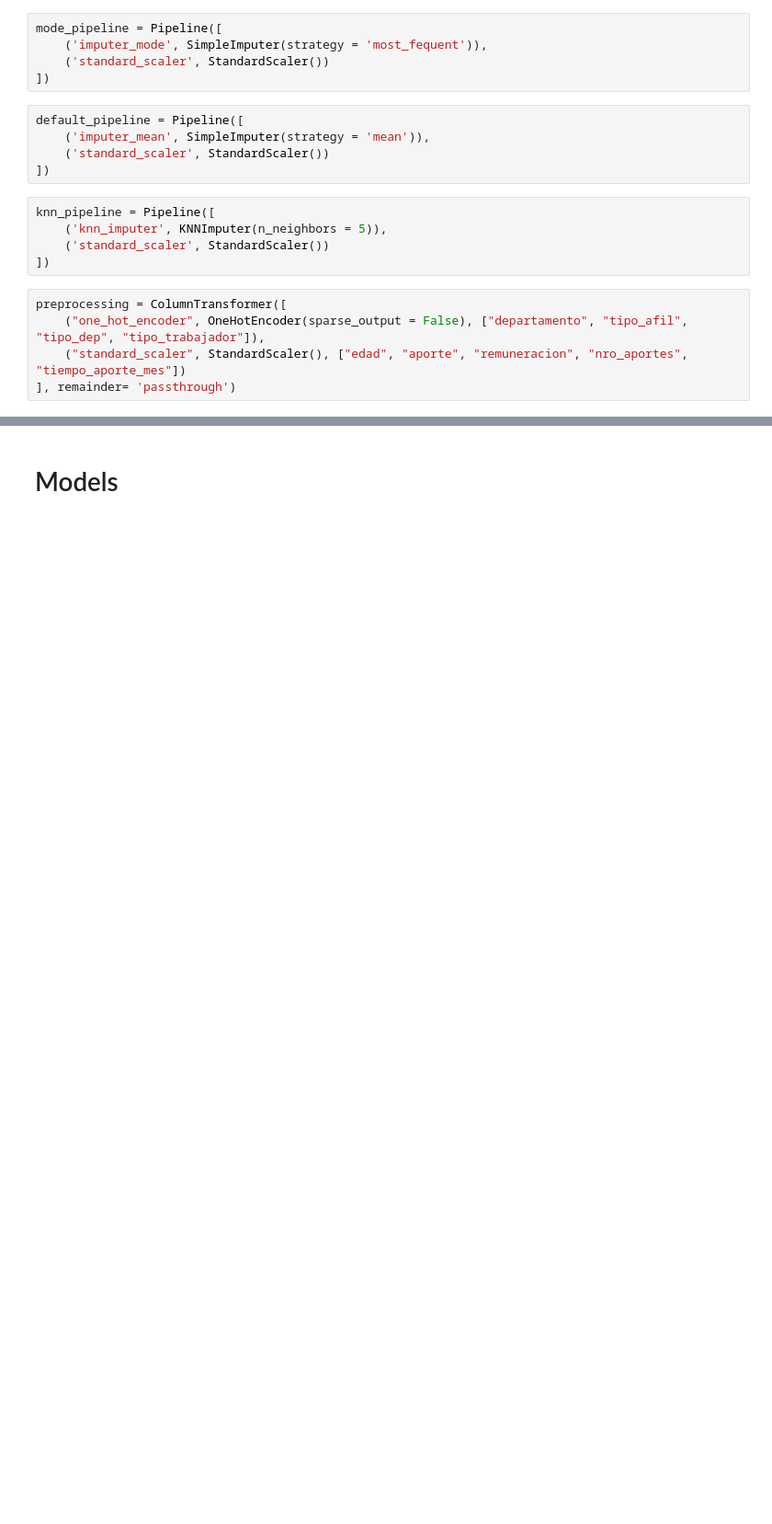
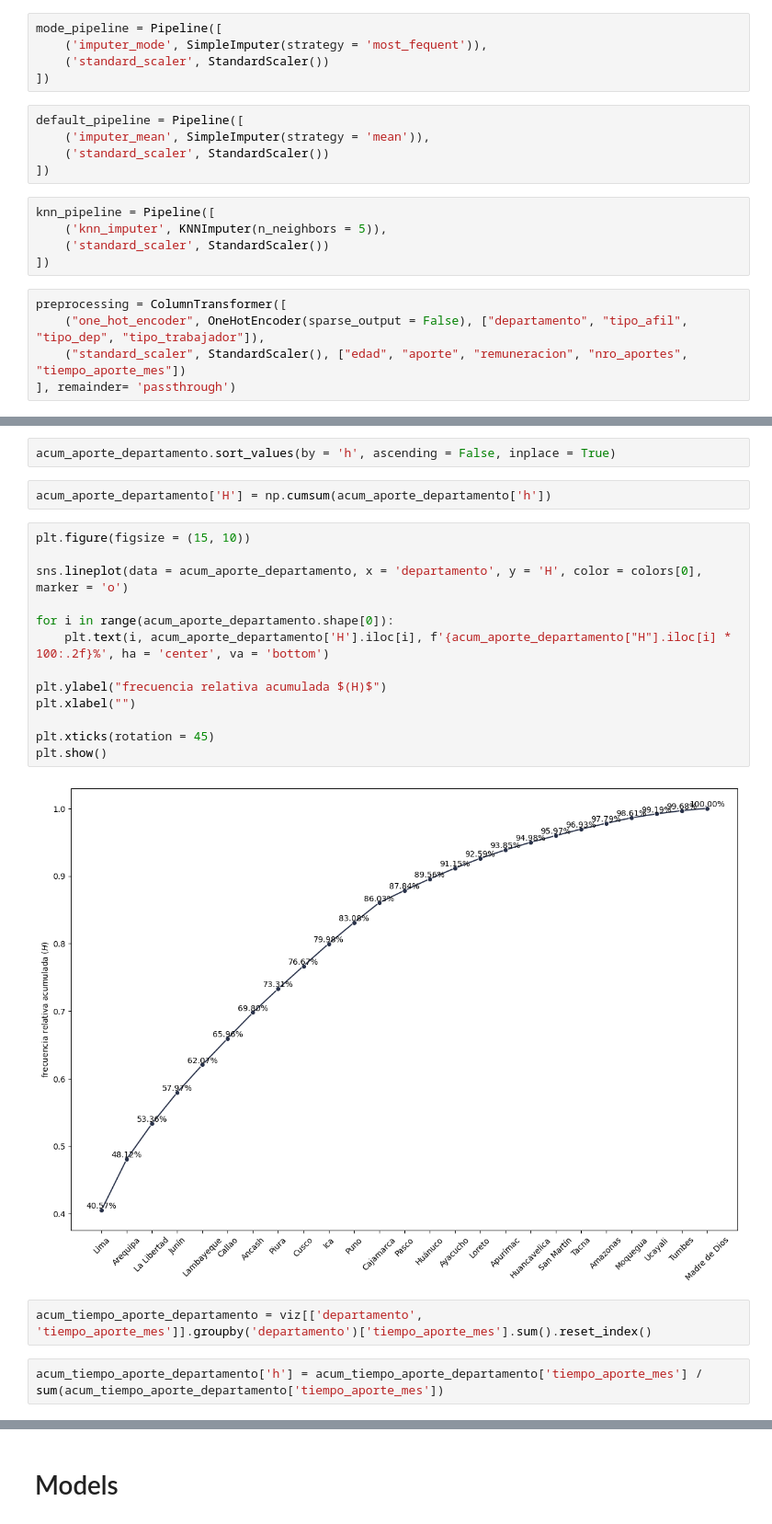
Before and after one commit to Raichi1/Pruebita, a Jupyter notebook: src/code.ipynb, the cells around one changed output, grey strips where cells are left out. Shown at 92% size. Cells and saved outputs as stored; diff of their text form; blank space fills up the shorter version.

```diff
--- a/src/code.ipynb
+++ b/src/code.ipynb
@@ -330,0 +360,23 @@ preprocessing = ColumnTransformer([
+# %%
+acum_aporte_departamento.sort_values(by = 'h', ascending = False, inplace = True)
+# %%
+acum_aporte_departamento['H'] = np.cumsum(acum_aporte_departamento['h'])
+# %%
+plt.figure(figsize = (15, 10))
+
+sns.lineplot(data = acum_aporte_departamento, x = 'departamento', y = 'H', color = colors[0], marker = 'o')
+
+for i in range(acum_aporte_departamento.shape[0]):
+    plt.text(i, acum_aporte_departamento['H'].iloc[i], f'{acum_aporte_departamento["H"].iloc[i] * 100:.2f}%', ha = 'center', va = 'bottom')
+
+plt.ylabel("frecuencia relativa acumulada $(H)$")
+plt.xlabel("")
+
+plt.xticks(rotation = 45)
+plt.show()
+# %% [output]
+[figure, added]
+# %%
+acum_tiempo_aporte_departamento = viz[['departamento', 'tiempo_aporte_mes']].groupby('departamento')['tiempo_aporte_mes'].sum().reset_index()
+# %%
+acum_tiempo_aporte_departamento['h'] = acum_tiempo_aporte_departamento['tiempo_aporte_mes'] / sum(acum_tiempo_aporte_departamento['tiempo_aporte_mes'])
```
Also changed, not shown: parts of 42 cells of this notebook.
